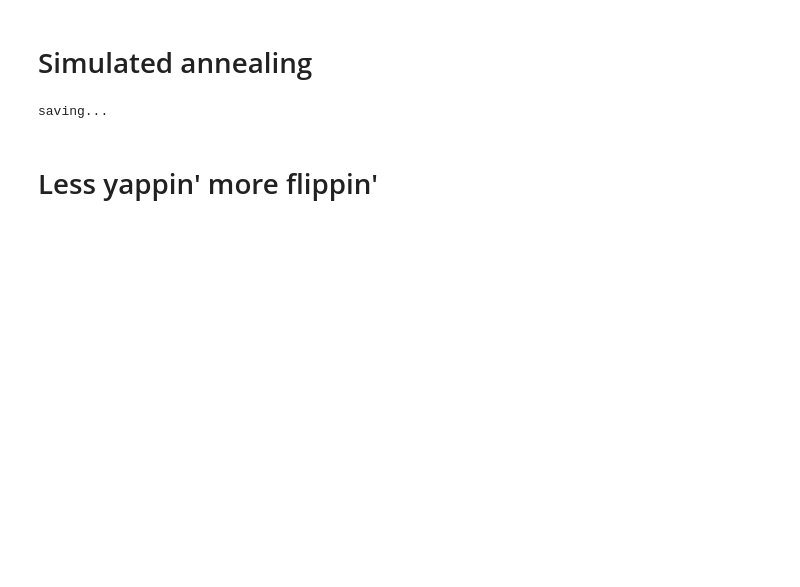
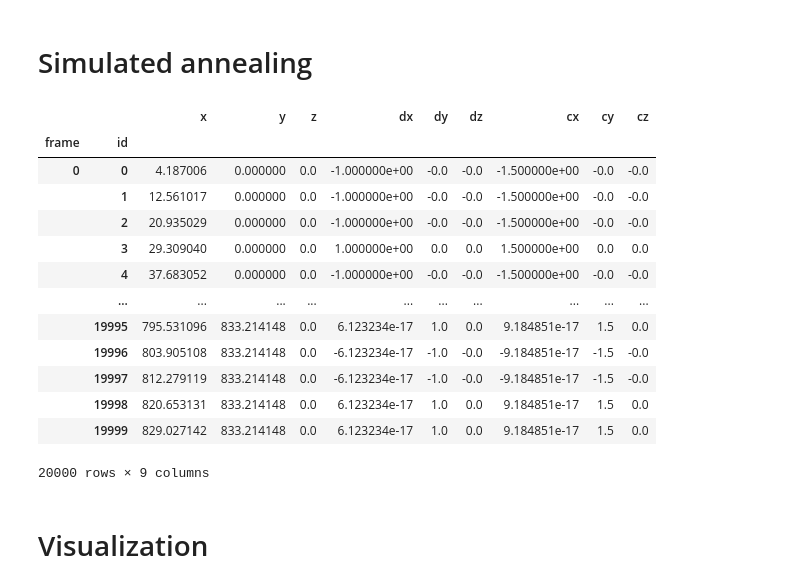
Before and after one commit to leogabac/stuckgs, a Jupyter notebook: src/af2_degeneracy.ipynb, the cells around one changed output. Cells and saved outputs as stored; diff of their text form; code cells hidden in the pictures; blank space fills up the shorter version.

```diff
--- a/src/af2_degeneracy.ipynb
+++ b/src/af2_degeneracy.ipynb
@@ -87,8 +55,23 @@ def simulated_annealing(file_path, mcsteps, centers, dirs, rels, realization):
 # %%
-file_path = f'/media/eru/ina/stuckgs/data/q2_degeneracy/s{N}.csv'
-simulated_annealing(file_path,int(1e5), centers, dirs, rels,1)
+file_path = f'../data/q2_degeneracy/s{N}.csv'
+trj_final = pd.read_csv(file_path, index_col=['realization','frame','id'])
+trj = trj_final.loc[idx[1,:,:]]
+trj
 # %% [output]
+|  |  | x | y | z | dx | dy | dz | cx | cy | cz |
+| frame | id |  |  |  |  |  |  |  |  |  |
+| 0 | 0 | 4.187006 | 0.000000 | 0.0 | -1.000000e+00 | -0.0 | -0.0 | -1.500000e+00 | -0.0 | -0.0 |
+|  | 1 | 12.561017 | 0.000000 | 0.0 | -1.000000e+00 | -0.0 | -0.0 | -1.500000e+00 | -0.0 | -0.0 |
+|  | 2 | 20.935029 | 0.000000 | 0.0 | -1.000000e+00 | -0.0 | -0.0 | -1.500000e+00 | -0.0 | -0.0 |
+|  | 3 | 29.309040 | 0.000000 | 0.0 | 1.000000e+00 | 0.0 | 0.0 | 1.500000e+00 | 0.0 | 0.0 |
+|  | 4 | 37.683052 | 0.000000 | 0.0 | -1.000000e+00 | -0.0 | -0.0 | -1.500000e+00 | -0.0 | -0.0 |
+|  | ... | ... | ... | ... | ... | ... | ... | ... | ... | ... |
+|  | 19995 | 795.531096 | 833.214148 | 0.0 | 6.123234e-17 | 1.0 | 0.0 | 9.184851e-17 | 1.5 | 0.0 |
+|  | 19996 | 803.905108 | 833.214148 | 0.0 | -6.123234e-17 | -1.0 | -0.0 | -9.184851e-17 | -1.5 | -0.0 |
+|  | 19997 | 812.279119 | 833.214148 | 0.0 | -6.123234e-17 | -1.0 | -0.0 | -9.184851e-17 | -1.5 | -0.0 |
+|  | 19998 | 820.653131 | 833.214148 | 0.0 | 6.123234e-17 | 1.0 | 0.0 | 9.184851e-17 | 1.5 | 0.0 |
+|  | 19999 | 829.027142 | 833.214148 | 0.0 | 6.123234e-17 | 1.0 | 0.0 | 9.184851e-17 | 1.5 | 0.0 |
-saving...
+20000 rows × 9 columns
-# %% [markdown]
-# Less yappin' more flippin'
+# %% [markdown]
+# Visualization
 # %%
```
Also changed, not shown: parts of 8 cells of this notebook, 3 other files.
